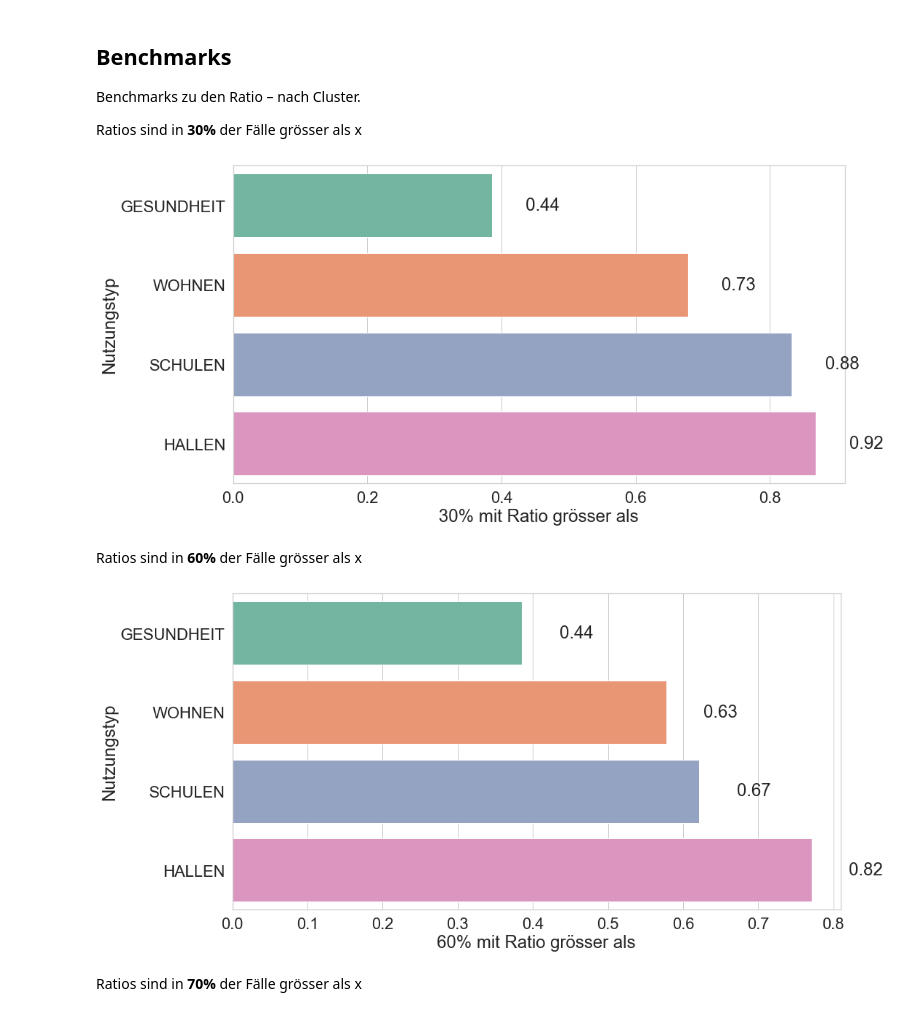
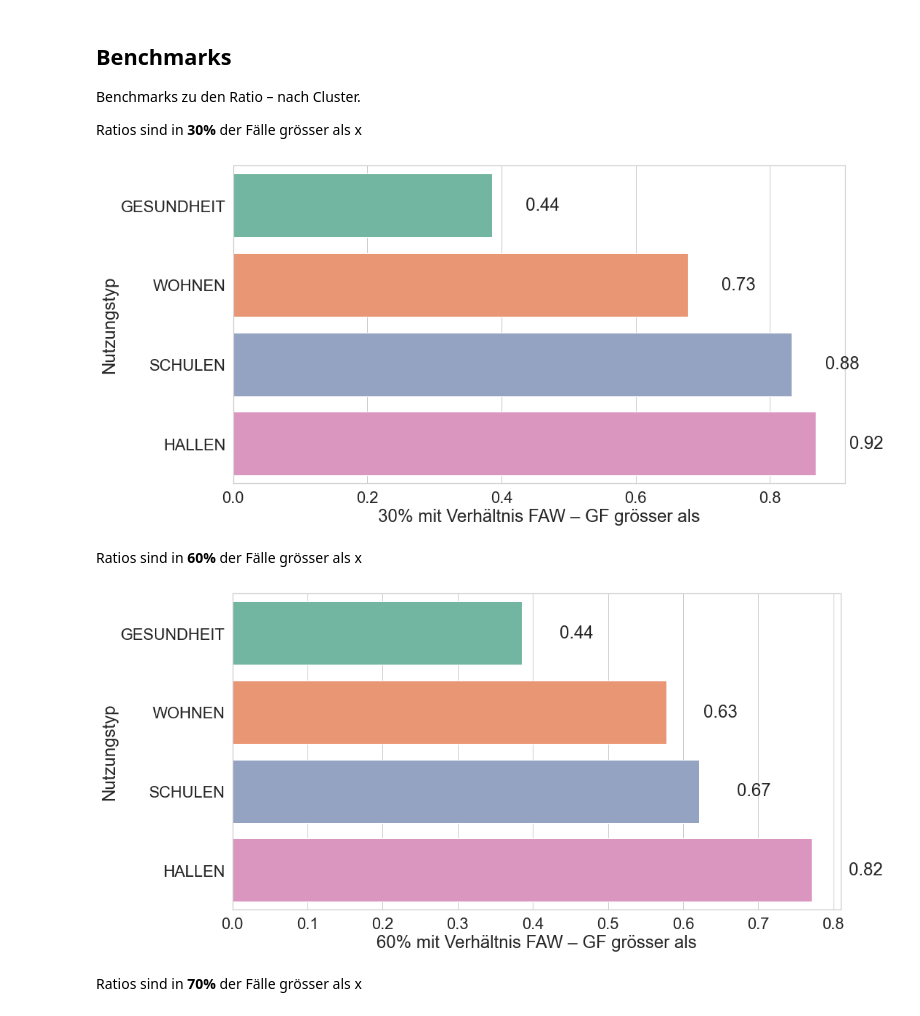
Before and after one commit to FHNW-RW/ip5-metriken-bauwesen, a Jupyter notebook: src/analysis/ratio_benchmarks/faw_gf.ipynb, the cells around one changed output. Drawn from its saved outputs; the diff is of its cells as text; code cells hidden in the pictures.

```diff
--- a/src/analysis/ratio_benchmarks/faw_gf.ipynb
+++ b/src/analysis/ratio_benchmarks/faw_gf.ipynb
@@ -111,5 +108,6 @@ charts.describe_ratios(df, ratio_field=FIELD_RATIO)
 Zeigt Ratios verschiedener Cluster inkl. Verteilung.<br>
 Unterteilung in umgekehrte Perzentile (also Grösser als).<br>
 # %%
+charts.set_preferences(sns, rc=[15, 8], font_scale=1.5)
 charts.violinplot_ratios(df, ratio_field=FIELD_RATIO, ratio_label=LABEL_RATIO, cut=3, garage_hue=False)
 # %% [output]
@@ -120,16 +118,18 @@ Benchmarks zu den Ratio – nach Cluster.<br>
 
 Ratios sind in **30%** der Fälle grösser als x
 # %%
+charts.set_preferences(sns, font_scale=2)
+
 ratio_data = df[FIELD_RATIO]
-charts.barplot_reversed_percentiles(ratio_data, df, ratio_field=FIELD_RATIO, percentile=70)
+charts.barplot_reversed_percentiles(ratio_data, df, ratio_field=FIELD_RATIO, ratio_label=LABEL_RATIO, percentile=70)
 # %% [output]
-[figure, old version]
+[figure, new version]
 # %% [markdown]
 Ratios sind in **60%** der Fälle grösser als x
 # %%
-charts.barplot_reversed_percentiles(ratio_data, df, ratio_field=FIELD_RATIO, percentile=40)
+charts.barplot_reversed_percentiles(ratio_data, df, ratio_field=FIELD_RATIO, ratio_label=LABEL_RATIO, percentile=40)
 # %% [output]
-[figure, old version]
+[figure, new version]
 # %% [markdown]
 Ratios sind in **70%** der Fälle grösser als x
 # %%
```
Also changed, not shown: parts of 8 cells of this notebook, 9 other files.
